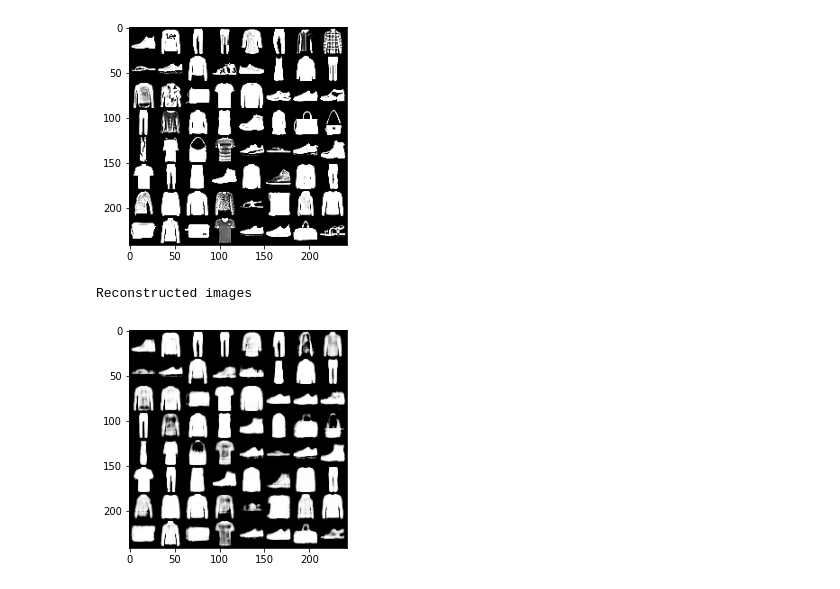
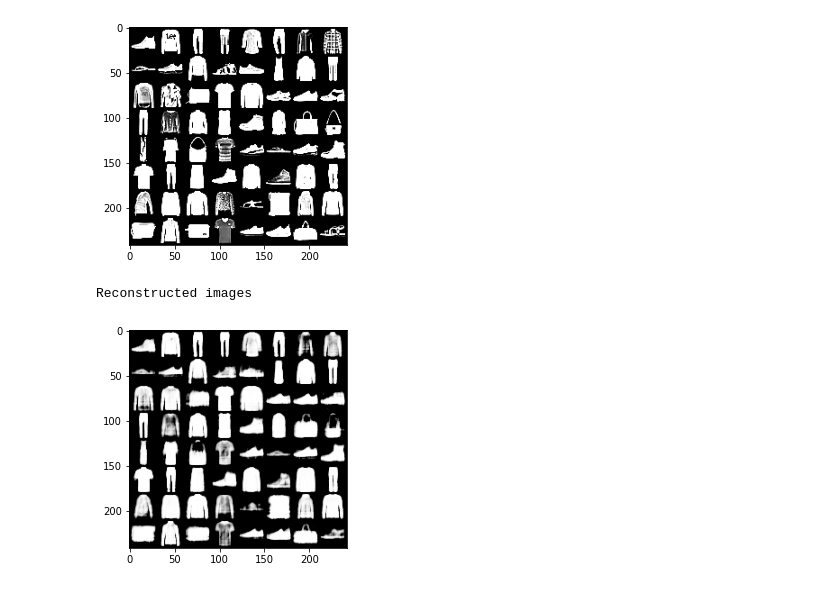
Before and after one commit to subClassy/autoencoders-assignment, a Jupyter notebook: Autoencoder_sample.ipynb, the cells around one changed output. Cells and saved outputs as stored; diff of their text form; code cells hidden in the pictures.

```diff
--- a/Autoencoder_sample.ipynb
+++ b/Autoencoder_sample.ipynb
@@ -64,18 +64,20 @@ class Autoencoder(nn.Module):
         self.decoder = Decoder(input_size=dim_latent_representation)
 
     # Implement this function for the DAE model
-    def add_noise(self, x, noise_type):
+    def add_noise(self, x, device, noise_type):
         if noise_type=='Gaussian':
             mu = 0.0
             std = 0.05 * torch.std(x)
-            noise = torch.normal(mu, std, size = x.shape).cuda()
+            noise = torch.normal(mu, std, size = x.shape).to(device)
             x_noisy = x + noise
 
             return x_noisy
 
         elif noise_type=='Dropout':
-            indices = np.random.choice(np.arange(x.size), replace=False, size=int(x.size * 0.05))
-            x[indices] = 0
+            for i in range(x.size()[0]):
+                features = x[i].size()[0]
+                indices = np.random.choice(np.arange(features), replace=False, size=int(features * 0.05))
+                x[i][indices] = 0
 
             return x
 
@@ -86,9 +88,9 @@ class Autoencoder(nn.Module):
     #     else:
     #         return mu
 
-    def forward(self,x):
+    def forward(self, x, device):
         # This function should be modified for the DAE and VAE
-        x = self.add_noise(x, 'Gaussian')
+        x = self.add_noise(x, device, 'Dropout')
         x = self.encoder(x)
         x = self.decoder(x)
         # for the VAE forward function should also return mu and logvar
@@ -101,7 +103,7 @@ The training loop is provided by the `Autoencoder_Trainer` class from `autoencod
 from autoencoder_starter import Autoencoder_Trainer
 
 LEARNING_RATE = 0.0005
-EPOCH_NUMBER= 15 # the number of epochs and learning rate can be tuned.
+EPOCH_NUMBER= 5 # the number of epochs and learning rate can be tuned.
 
 autoencoder = Autoencoder(dim_latent_representation=30)
 trainer = Autoencoder_Trainer(autoencoder_model=autoencoder,learning_rate=LEARNING_RATE,path_prefix=path_prefix)
@@ -195,11 +202,11 @@ Original images
 # %%
 with torch.no_grad():
     images = images.view(-1, 28 * 28)
     images = images.to(trainer.device)
-    reconstructed = trainer.model(images).cpu()
+    reconstructed = trainer.model(images, trainer.device).cpu()
     reconstructed = reconstructed.view(-1, 28, 28)
 print("Reconstructed images")
 display_images_in_a_row(reconstructed)
 # %% [output]
 Reconstructed images
-[figure, old version]
+[figure, new version]
```
Also changed, not shown: parts of 3 cells of this notebook, 2 other files.
